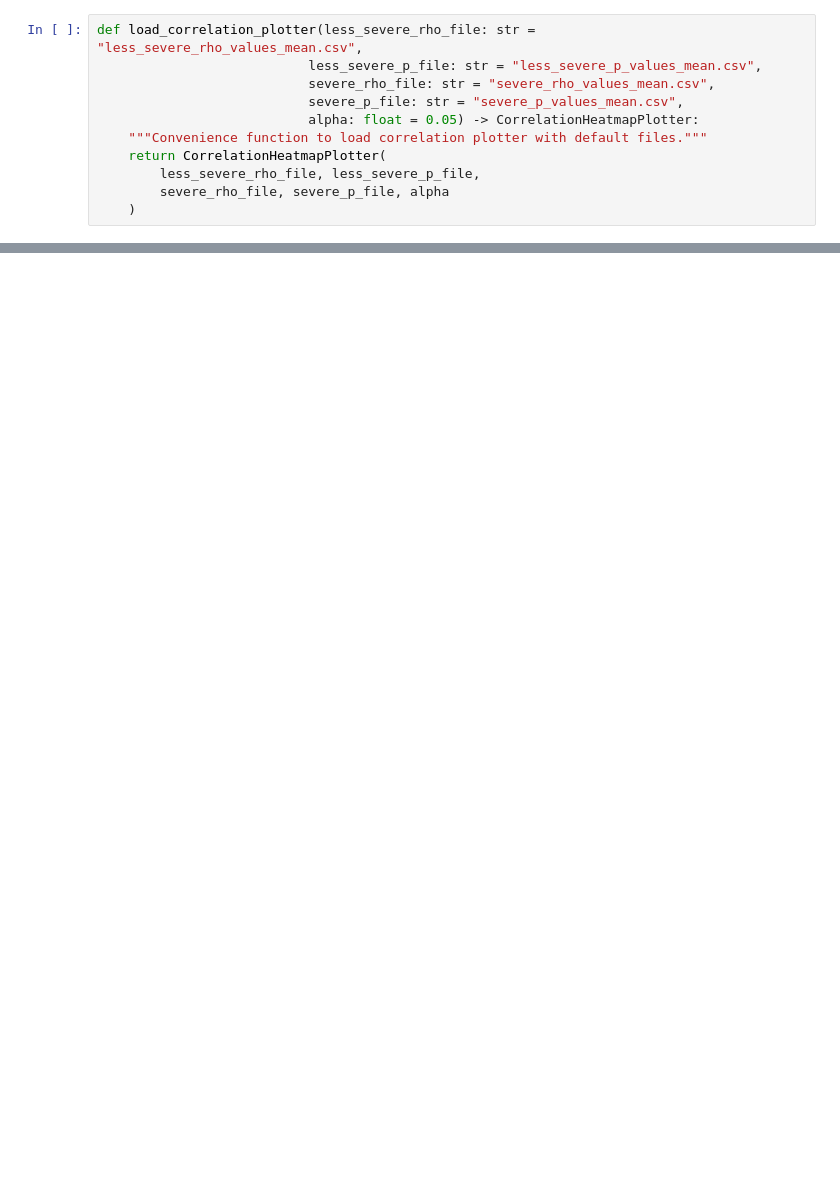
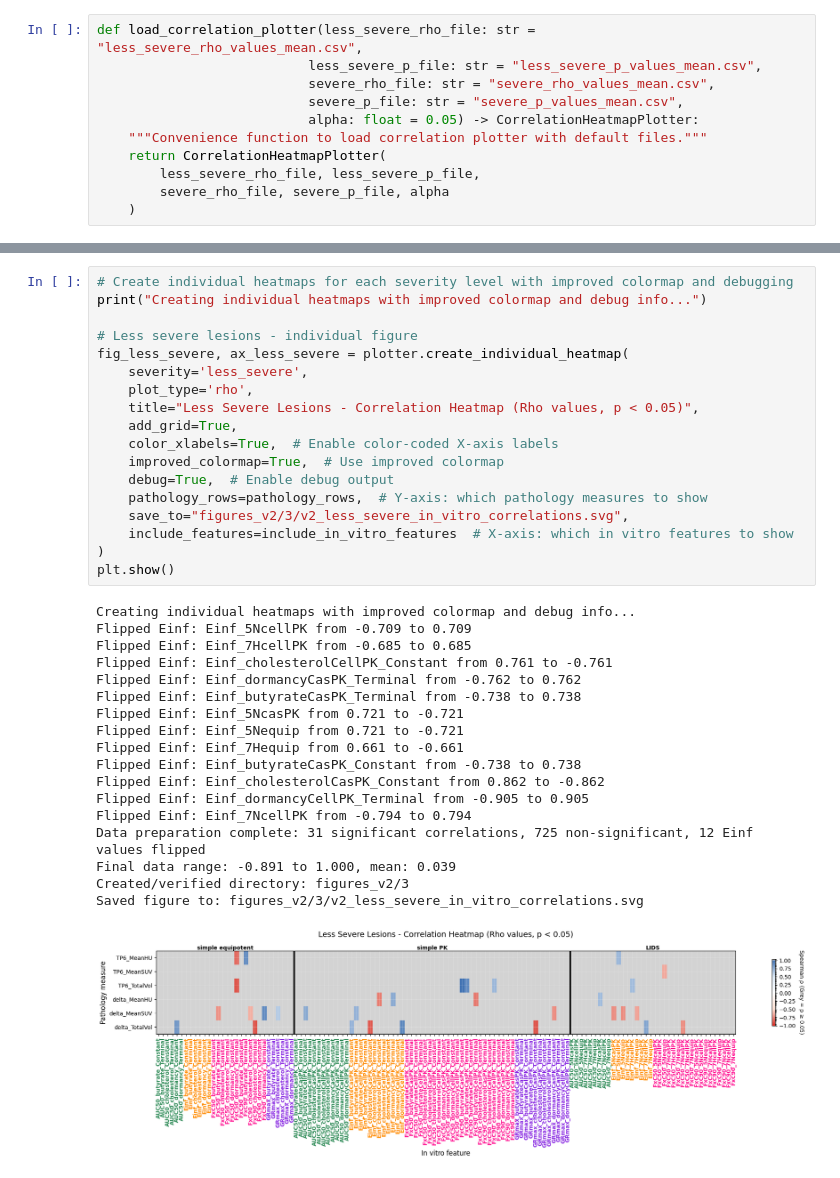
Before and after one commit to joshwhiteley/marmoset-paper, a Jupyter notebook: correlations_plotting.ipynb, the cells around one changed output, grey strips where cells are left out. Drawn from its saved outputs; the diff is of its cells as text; blank space fills up the shorter version.

```diff
--- a/correlations_plotting.ipynb
+++ b/correlations_plotting.ipynb
@@ -889,0 +834,37 @@ Legend: AUC=Green, Einf=Orange, FxC=Magenta, GRmax=Purple
+# %%
+# Create individual heatmaps for each severity level with improved colormap and debugging
+print("Creating individual heatmaps with improved colormap and debug info...")
+
+# Less severe lesions - individual figure
+fig_less_severe, ax_less_severe = plotter.create_individual_heatmap(
+    severity='less_severe',
+    plot_type='rho',
+    title="Less Severe Lesions - Correlation Heatmap (Rho values, p < 0.05)",
+    add_grid=True,
+    color_xlabels=True,  # Enable color-coded X-axis labels
+    improved_colormap=True,  # Use improved colormap
+    debug=True,  # Enable debug output
+    pathology_rows=pathology_rows,  # Y-axis: which pathology measures to show
+    save_to="figures_v2/3/v2_less_severe_in_vitro_correlations.svg",
+    include_features=include_in_vitro_features  # X-axis: which in vitro features to show
+)
+plt.show()
+# %% [output]
+Creating individual heatmaps with improved colormap and debug info...
+Flipped Einf: Einf_5NcellPK from -0.709 to 0.709
+Flipped Einf: Einf_7HcellPK from -0.685 to 0.685
+Flipped Einf: Einf_cholesterolCellPK_Constant from 0.761 to -0.761
+Flipped Einf: Einf_dormancyCasPK_Terminal from -0.762 to 0.762
+Flipped Einf: Einf_butyrateCasPK_Terminal from -0.738 to 0.738
+Flipped Einf: Einf_5NcasPK from 0.721 to -0.721
+Flipped Einf: Einf_5Nequip from 0.721 to -0.721
+Flipped Einf: Einf_7Hequip from 0.661 to -0.661
+Flipped Einf: Einf_butyrateCasPK_Constant from -0.738 to 0.738
+Flipped Einf: Einf_cholesterolCasPK_Constant from 0.862 to -0.862
+Flipped Einf: Einf_dormancyCellPK_Terminal from -0.905 to 0.905
+Flipped Einf: Einf_7NcellPK from -0.794 to 0.794
+Data preparation complete: 31 significant correlations, 725 non-significant, 12 Einf values flipped
+Final data range: -0.891 to 1.000, mean: 0.039
+Created/verified directory: figures_v2/3
+Saved figure to: figures_v2/3/v2_less_severe_in_vitro_correlations.svg
+[figure, added]
```
Also changed, not shown: parts of 5 cells of this notebook.
